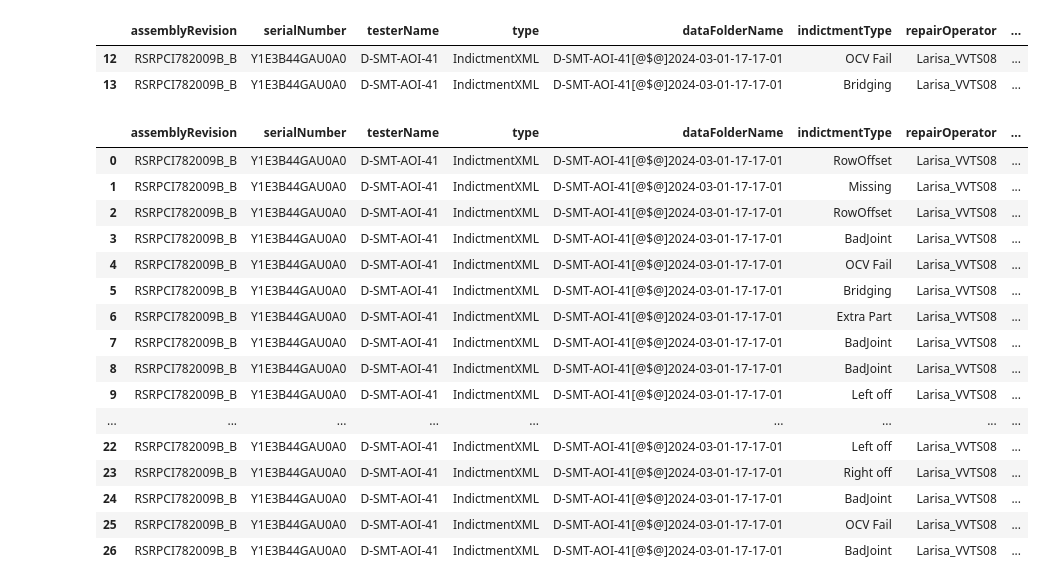
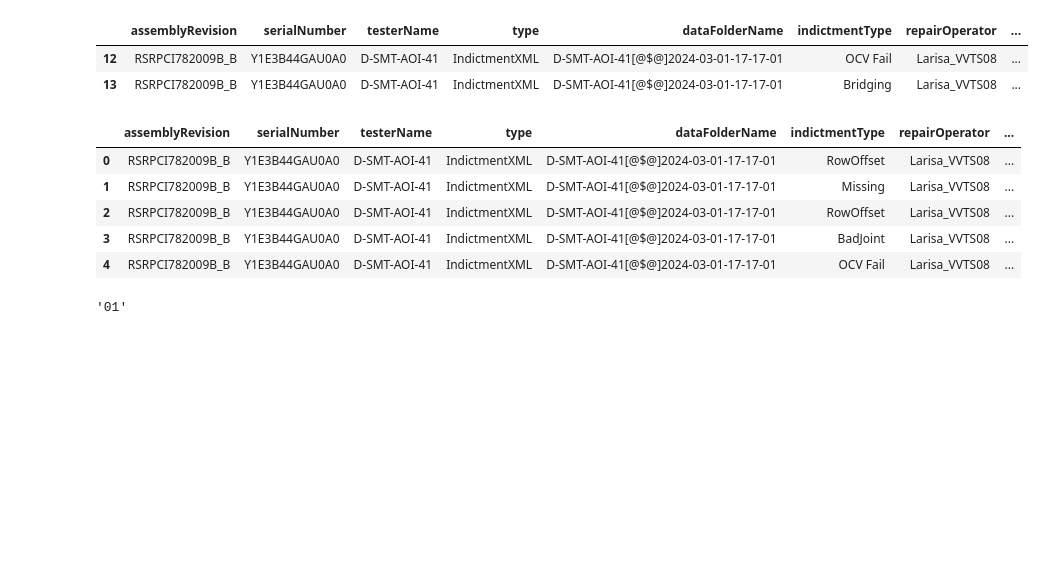
Before and after one commit to ITeaCoffeeSky/ML-services_PCBA, a Jupyter notebook: sandbox/MVP_v2.ipynb, the cells around one changed output. Saved outputs shown, nothing was run; the diff lists cells and outputs as text; code cells hidden in the pictures; blank space fills up the shorter version.

```diff
--- a/sandbox/MVP_v2.ipynb
+++ b/sandbox/MVP_v2.ipynb
@@ -365,22 +365,17 @@ tmp
 | 13 | RSRPCI782009B_B | Y1E3B44GAU0A0 | D-SMT-AOI-41 | IndictmentXML | D-SMT-AOI-41[@$@]2024-03-01-17-17-01 | Bridging | Larisa_VVTS08 | ... |
 # %%
 df_total = df_defects.merge(df_img, on='designator', how='inner')
-df_total
+df_total.head()
 # %% [output]
 |  | assemblyRevision | serialNumber | testerName | type | dataFolderName | indictmentType | repairOperator | ... |
 | 0 | RSRPCI782009B_B | Y1E3B44GAU0A0 | D-SMT-AOI-41 | IndictmentXML | D-SMT-AOI-41[@$@]2024-03-01-17-17-01 | RowOffset | Larisa_VVTS08 | ... |
 | 1 | RSRPCI782009B_B | Y1E3B44GAU0A0 | D-SMT-AOI-41 | IndictmentXML | D-SMT-AOI-41[@$@]2024-03-01-17-17-01 | Missing | Larisa_VVTS08 | ... |
 | 2 | RSRPCI782009B_B | Y1E3B44GAU0A0 | D-SMT-AOI-41 | IndictmentXML | D-SMT-AOI-41[@$@]2024-03-01-17-17-01 | RowOffset | Larisa_VVTS08 | ... |
 | 3 | RSRPCI782009B_B | Y1E3B44GAU0A0 | D-SMT-AOI-41 | IndictmentXML | D-SMT-AOI-41[@$@]2024-03-01-17-17-01 | BadJoint | Larisa_VVTS08 | ... |
 | 4 | RSRPCI782009B_B | Y1E3B44GAU0A0 | D-SMT-AOI-41 | IndictmentXML | D-SMT-AOI-41[@$@]2024-03-01-17-17-01 | OCV Fail | Larisa_VVTS08 | ... |
-| 5 | RSRPCI782009B_B | Y1E3B44GAU0A0 | D-SMT-AOI-41 | IndictmentXML | D-SMT-AOI-41[@$@]2024-03-01-17-17-01 | Bridging | Larisa_VVTS08 | ... |
-| 6 | RSRPCI782009B_B | Y1E3B44GAU0A0 | D-SMT-AOI-41 | IndictmentXML | D-SMT-AOI-41[@$@]2024-03-01-17-17-01 | Extra Part | Larisa_VVTS08 | ... |
-| 7 | RSRPCI782009B_B | Y1E3B44GAU0A0 | D-SMT-AOI-41 | IndictmentXML | D-SMT-AOI-41[@$@]2024-03-01-17-17-01 | BadJoint | Larisa_VVTS08 | ... |
-| 8 | RSRPCI782009B_B | Y1E3B44GAU0A0 | D-SMT-AOI-41 | IndictmentXML | D-SMT-AOI-41[@$@]2024-03-01-17-17-01 | BadJoint | Larisa_VVTS08 | ... |
-| 9 | RSRPCI782009B_B | Y1E3B44GAU0A0 | D-SMT-AOI-41 | IndictmentXML | D-SMT-AOI-41[@$@]2024-03-01-17-17-01 | Left off | Larisa_VVTS08 | ... |
-| ... | ... | ... | ... | ... | ... | ... | ... | ... |
-| 22 | RSRPCI782009B_B | Y1E3B44GAU0A0 | D-SMT-AOI-41 | IndictmentXML | D-SMT-AOI-41[@$@]2024-03-01-17-17-01 | Left off | Larisa_VVTS08 | ... |
-| 23 | RSRPCI782009B_B | Y1E3B44GAU0A0 | D-SMT-AOI-41 | IndictmentXML | D-SMT-AOI-41[@$@]2024-03-01-17-17-01 | Right off | Larisa_VVTS08 | ... |
-| 24 | RSRPCI782009B_B | Y1E3B44GAU0A0 | D-SMT-AOI-41 | IndictmentXML | D-SMT-AOI-41[@$@]2024-03-01-17-17-01 | BadJoint | Larisa_VVTS08 | ... |
-| 25 | RSRPCI782009B_B | Y1E3B44GAU0A0 | D-SMT-AOI-41 | IndictmentXML | D-SMT-AOI-41[@$@]2024-03-01-17-17-01 | OCV Fail | Larisa_VVTS08 | ... |
-| 26 | RSRPCI782009B_B | Y1E3B44GAU0A0 | D-SMT-AOI-41 | IndictmentXML | D-SMT-AOI-41[@$@]2024-03-01-17-17-01 | BadJoint | Larisa_VVTS08 | ... |
+# %%
+fn = 'D-SMT-AOI-41[@$@]2024-03-01-09-53-26'
+ffn = fn.split('-')[-4]
+ffn
+# %% [output]
+'01'
```
Also changed, not shown: 2 other files.
